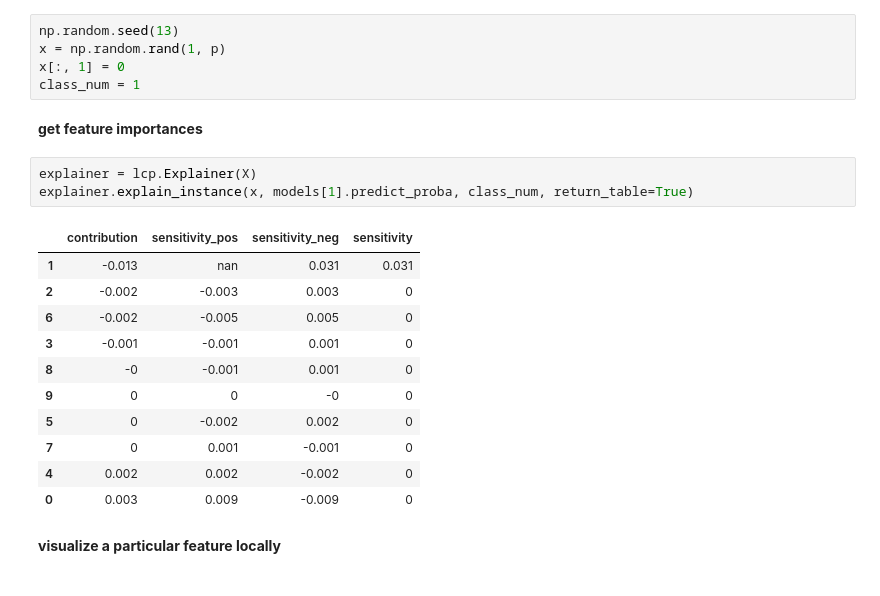
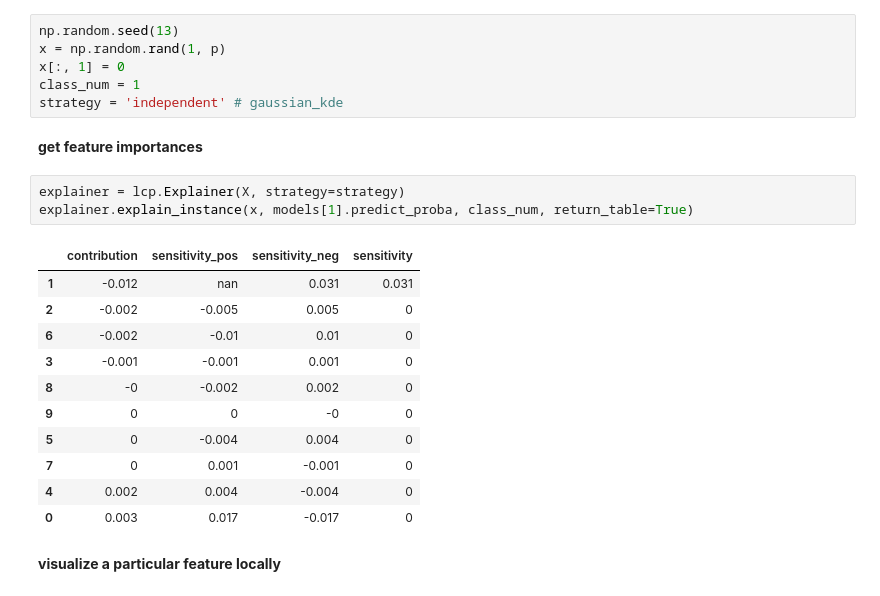
Before and after one commit to Pacmed/sensible-local-interpretations, a Jupyter notebook: interp/eda_interp.ipynb, the cells around one changed output. Saved outputs shown, nothing was run; the diff lists cells and outputs as text.

```diff
--- a/interp/eda_interp.ipynb
+++ b/interp/eda_interp.ipynb
@@ -34,23 +37,24 @@ np.random.seed(13)
 x = np.random.rand(1, p)
 x[:, 1] = 0
 class_num = 1
+strategy = 'independent' # gaussian_kde
 # %% [markdown]
 **get feature importances**
 # %%
-explainer = lcp.Explainer(X)
+explainer = lcp.Explainer(X, strategy=strategy)
 explainer.explain_instance(x, models[1].predict_proba, class_num, return_table=True)
 # %% [output]
 |  | contribution | sensitivity_pos | sensitivity_neg | sensitivity |
-| 1 | -0.013 | nan | 0.031 | 0.031 |
-| 2 | -0.002 | -0.003 | 0.003 | 0 |
-| 6 | -0.002 | -0.005 | 0.005 | 0 |
+| 1 | -0.012 | nan | 0.031 | 0.031 |
+| 2 | -0.002 | -0.005 | 0.005 | 0 |
+| 6 | -0.002 | -0.01 | 0.01 | 0 |
 | 3 | -0.001 | -0.001 | 0.001 | 0 |
-| 8 | -0 | -0.001 | 0.001 | 0 |
+| 8 | -0 | -0.002 | 0.002 | 0 |
 | 9 | 0 | 0 | -0 | 0 |
-| 5 | 0 | -0.002 | 0.002 | 0 |
+| 5 | 0 | -0.004 | 0.004 | 0 |
 | 7 | 0 | 0.001 | -0.001 | 0 |
-| 4 | 0.002 | 0.002 | -0.002 | 0 |
-| 0 | 0.003 | 0.009 | -0.009 | 0 |
+| 4 | 0.002 | 0.004 | -0.004 | 0 |
+| 0 | 0.003 | 0.017 | -0.017 | 0 |
 # %% [markdown]
 **visualize a particular feature locally**
 # %%
```
Also changed, not shown: parts of 1 cell of this notebook, 1 other file.
